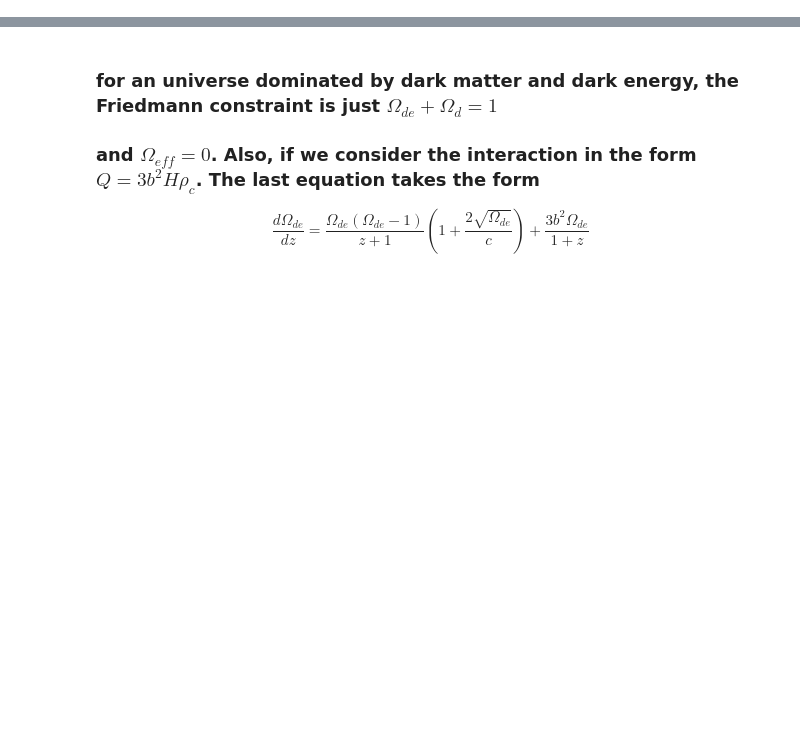
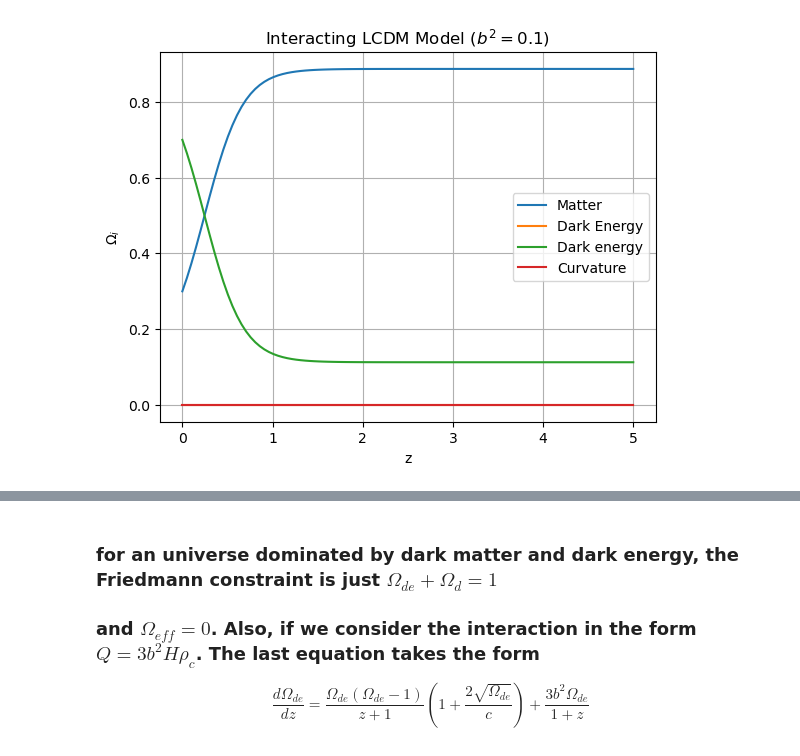
Before and after one commit to xlxnsxzpxtx/HolographicDE, a Jupyter notebook: hde_solutions_z.ipynb, the cells around one changed output, grey strips where cells are left out. Drawn from its saved outputs; the diff is of its cells as text; code cells hidden in the pictures; blank space fills up the shorter version.

```diff
--- a/hde_solutions_z.ipynb
+++ b/hde_solutions_z.ipynb
@@ -7,0 +92,33 @@ import matplotlib.pyplot as plt
+# %%
+b2_lcdm = 0.1  # b^2 interaction coefficient
+
+
+# Solution
+def odes_ilcdm(x, eta):
+    # for each component
+    O_m, Or, Ol, O_k = x
+    Gm_eff = 1 - b2_lcdm/O_m
+    Gl_eff = b2_lcdm/Ol
+    # ILCDM models
+    ode_m  = 3 * (O_m * Gm_eff + Or * Gr + O_k * Gk + Ol * Gl_eff - Gm_eff) * O_m
+    ode_r  = 3 * (O_m * Gm_eff + Or * Gr + O_k * Gk + Ol * Gl_eff - Gr) * Or
+    ode_il = 3 * (O_m * Gm_eff + Or * Gr + O_k * Gk + Ol * Gl_eff - Gl_eff) * Ol
+    ode_k  = 3 * (O_m * Gm_eff + Or * Gr + O_k * Gk + Ol * Gl_eff - Gk) * O_k
+
+    return [ode_m, ode_r, ode_il, ode_k]
+
+x0_ide = [Om0, Or0, Ol0, Ok0]
+x_sol_ide = odeint(odes_ilcdm, x0_ide, eta)
+Ol_ilcdm = x_sol_ide[:,2]
+#Ploteado densidades
+plt.plot(z,x_sol_ide[:,0],label='Matter')
+plt.plot(z,x_sol_ide[:,1],label='Dark Energy')
+plt.plot(z,x_sol_ide[:,2],label='Dark energy')
+plt.plot(z,x_sol_ide[:,3],label='Curvature')
+plt.ylabel('$\\Omega_i$')
+plt.xlabel('z')
+plt.legend(loc='best')
+plt.title("Interacting LCDM Model ($b^2 = 0.1$)")
+plt.grid()
+# %% [output]
+[figure, added]
```
Also changed, not shown: parts of 15 cells of this notebook.
